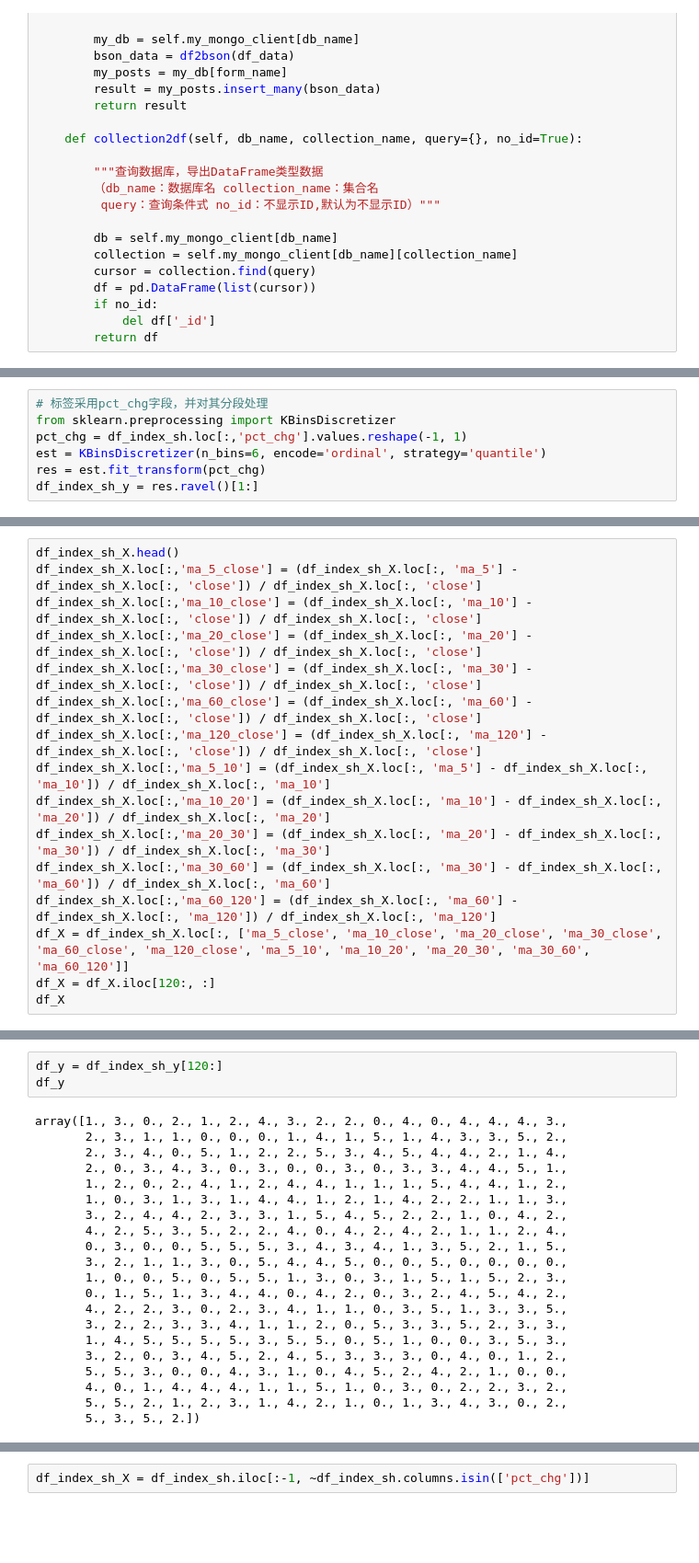
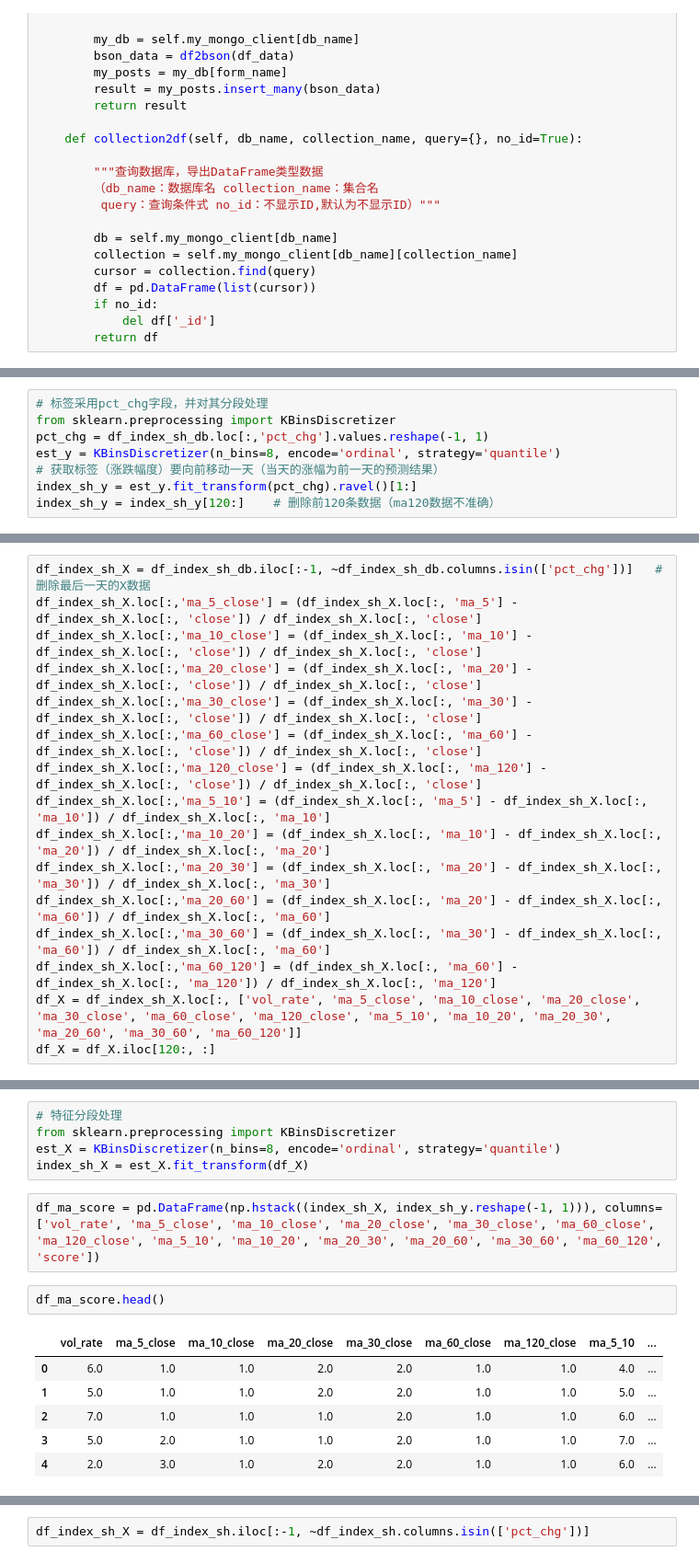
Before and after one commit to digu1216/quantBigA, a Jupyter notebook: jupyter_notebook/stock.ipynb, the cells around one changed output, grey strips where cells are left out. Shown at 92% size. Cells and saved outputs as stored; diff of their text form; blank space fills up the shorter version.

```diff
--- a/jupyter_notebook/stock.ipynb
+++ b/jupyter_notebook/stock.ipynb
@@ -59,8 +60,9 @@ df_index_sh = stock_mongodb.collection2df('stock_digu', '000001_SH')
 # %%
 # 标签采用pct_chg字段，并对其分段处理
 from sklearn.preprocessing import KBinsDiscretizer
-pct_chg = df_index_sh.loc[:,'pct_chg'].values.reshape(-1, 1)
-est = KBinsDiscretizer(n_bins=6, encode='ordinal', strategy='quantile')
-res = est.fit_transform(pct_chg)
-df_index_sh_y = res.ravel()[1:]
+pct_chg = df_index_sh_db.loc[:,'pct_chg'].values.reshape(-1, 1)
+est_y = KBinsDiscretizer(n_bins=8, encode='ordinal', strategy='quantile')
+# 获取标签（涨跌幅度）要向前移动一天（当天的涨幅为前一天的预测结果）
+index_sh_y = est_y.fit_transform(pct_chg).ravel()[1:]
+index_sh_y = index_sh_y[120:]    # 删除前120条数据（ma120数据不准确）
 # %%
@@ -75,5 +73,5 @@ df_index_sh_X.loc[:, 'ma_5_'] = df_index_sh_X.loc[:, 'close'] - df_index_sh_X.lo
 # %%
-df_index_sh_X.head()
+df_index_sh_X = df_index_sh_db.iloc[:-1, ~df_index_sh_db.columns.isin(['pct_chg'])]   # 删除最后一天的X数据
 df_index_sh_X.loc[:,'ma_5_close'] = (df_index_sh_X.loc[:, 'ma_5'] - df_index_sh_X.loc[:, 'close']) / df_index_sh_X.loc[:, 'close']
 df_index_sh_X.loc[:,'ma_10_close'] = (df_index_sh_X.loc[:, 'ma_10'] - df_index_sh_X.loc[:, 'close']) / df_index_sh_X.loc[:, 'close']
 df_index_sh_X.loc[:,'ma_20_close'] = (df_index_sh_X.loc[:, 'ma_20'] - df_index_sh_X.loc[:, 'close']) / df_index_sh_X.loc[:, 'close']
@@ -83,8 +81,8 @@ df_index_sh_X.loc[:,'ma_120_close'] = (df_index_sh_X.loc[:, 'ma_120'] - df_index
 df_index_sh_X.loc[:,'ma_5_10'] = (df_index_sh_X.loc[:, 'ma_5'] - df_index_sh_X.loc[:, 'ma_10']) / df_index_sh_X.loc[:, 'ma_10']
 df_index_sh_X.loc[:,'ma_10_20'] = (df_index_sh_X.loc[:, 'ma_10'] - df_index_sh_X.loc[:, 'ma_20']) / df_index_sh_X.loc[:, 'ma_20']
 df_index_sh_X.loc[:,'ma_20_30'] = (df_index_sh_X.loc[:, 'ma_20'] - df_index_sh_X.loc[:, 'ma_30']) / df_index_sh_X.loc[:, 'ma_30']
+df_index_sh_X.loc[:,'ma_20_60'] = (df_index_sh_X.loc[:, 'ma_20'] - df_index_sh_X.loc[:, 'ma_60']) / df_index_sh_X.loc[:, 'ma_60']
 df_index_sh_X.loc[:,'ma_30_60'] = (df_index_sh_X.loc[:, 'ma_30'] - df_index_sh_X.loc[:, 'ma_60']) / df_index_sh_X.loc[:, 'ma_60']
 df_index_sh_X.loc[:,'ma_60_120'] = (df_index_sh_X.loc[:, 'ma_60'] - df_index_sh_X.loc[:, 'ma_120']) / df_index_sh_X.loc[:, 'ma_120']
-df_X = df_index_sh_X.loc[:, ['ma_5_close', 'ma_10_close', 'ma_20_close', 'ma_30_close', 'ma_60_close', 'ma_120_close', 'ma_5_10', 'ma_10_20', 'ma_20_30', 'ma_30_60', 'ma_60_120']]
+df_X = df_index_sh_X.loc[:, ['vol_rate', 'ma_5_close', 'ma_10_close', 'ma_20_close', 'ma_30_close', 'ma_60_close', 'ma_120_close', 'ma_5_10', 'ma_10_20', 'ma_20_30', 'ma_20_60', 'ma_30_60', 'ma_60_120']]
 df_X = df_X.iloc[120:, :]
-df_X
@@ -110,24 +89,16 @@ df_X
-# %%
-df_y = df_index_sh_y[120:]
-df_y
-# %% [output]
-array([1., 3., 0., 2., 1., 2., 4., 3., 2., 2., 0., 4., 0., 4., 4., 4., 3.,
-       2., 3., 1., 1., 0., 0., 0., 1., 4., 1., 5., 1., 4., 3., 3., 5., 2.,
-       2., 3., 4., 0., 5., 1., 2., 2., 5., 3., 4., 5., 4., 4., 2., 1., 4.,
-       2., 0., 3., 4., 3., 0., 3., 0., 0., 3., 0., 3., 3., 4., 4., 5., 1.,
-       1., 2., 0., 2., 4., 1., 2., 4., 4., 1., 1., 1., 5., 4., 4., 1., 2.,
-       1., 0., 3., 1., 3., 1., 4., 4., 1., 2., 1., 4., 2., 2., 1., 1., 3.,
-       3., 2., 4., 4., 2., 3., 3., 1., 5., 4., 5., 2., 2., 1., 0., 4., 2.,
-       4., 2., 5., 3., 5., 2., 2., 4., 0., 4., 2., 4., 2., 1., 1., 2., 4.,
-       0., 3., 0., 0., 5., 5., 5., 3., 4., 3., 4., 1., 3., 5., 2., 1., 5.,
-       3., 2., 1., 1., 3., 0., 5., 4., 4., 5., 0., 0., 5., 0., 0., 0., 0.,
-       1., 0., 0., 5., 0., 5., 5., 1., 3., 0., 3., 1., 5., 1., 5., 2., 3.,
-       0., 1., 5., 1., 3., 4., 4., 0., 4., 2., 0., 3., 2., 4., 5., 4., 2.,
-       4., 2., 2., 3., 0., 2., 3., 4., 1., 1., 0., 3., 5., 1., 3., 3., 5.,
-       3., 2., 2., 3., 3., 4., 1., 1., 2., 0., 5., 3., 3., 5., 2., 3., 3.,
-       1., 4., 5., 5., 5., 5., 3., 5., 5., 0., 5., 1., 0., 0., 3., 5., 3.,
-       3., 2., 0., 3., 4., 5., 2., 4., 5., 3., 3., 3., 0., 4., 0., 1., 2.,
-       5., 5., 3., 0., 0., 4., 3., 1., 0., 4., 5., 2., 4., 2., 1., 0., 0.,
-       4., 0., 1., 4., 4., 4., 1., 1., 5., 1., 0., 3., 0., 2., 2., 3., 2.,
-       5., 5., 2., 1., 2., 3., 1., 4., 2., 1., 0., 1., 3., 4., 3., 0., 2.,
-       5., 3., 5., 2.])
+# %%
+# 特征分段处理
+from sklearn.preprocessing import KBinsDiscretizer
+est_X = KBinsDiscretizer(n_bins=8, encode='ordinal', strategy='quantile')
+index_sh_X = est_X.fit_transform(df_X)
+# %%
+df_ma_score = pd.DataFrame(np.hstack((index_sh_X, index_sh_y.reshape(-1, 1))), columns=['vol_rate', 'ma_5_close', 'ma_10_close', 'ma_20_close', 'ma_30_close', 'ma_60_close', 'ma_120_close', 'ma_5_10', 'ma_10_20', 'ma_20_30', 'ma_20_60', 'ma_30_60', 'ma_60_120', 'score'])
+# %%
+df_ma_score.head()
+# %% [output]
+|  | vol_rate | ma_5_close | ma_10_close | ma_20_close | ma_30_close | ma_60_close | ma_120_close | ma_5_10 | ... |
+| 0 | 6.0 | 1.0 | 1.0 | 2.0 | 2.0 | 1.0 | 1.0 | 4.0 | ... |
+| 1 | 5.0 | 1.0 | 1.0 | 2.0 | 2.0 | 1.0 | 1.0 | 5.0 | ... |
+| 2 | 7.0 | 1.0 | 1.0 | 1.0 | 2.0 | 1.0 | 1.0 | 6.0 | ... |
+| 3 | 5.0 | 2.0 | 1.0 | 1.0 | 2.0 | 1.0 | 1.0 | 7.0 | ... |
+| 4 | 2.0 | 3.0 | 1.0 | 2.0 | 2.0 | 1.0 | 1.0 | 6.0 | ... |
```
Also changed, not shown: parts of 17 cells of this notebook, 1 other file.
